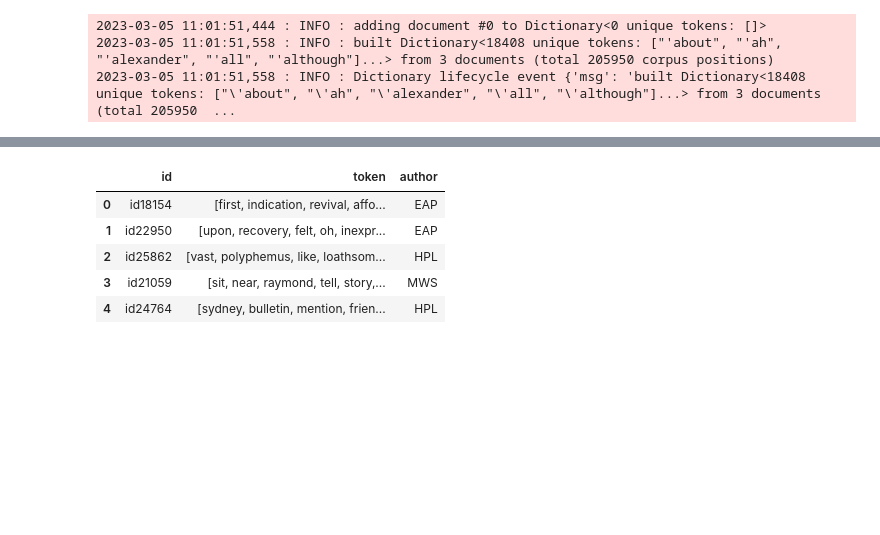
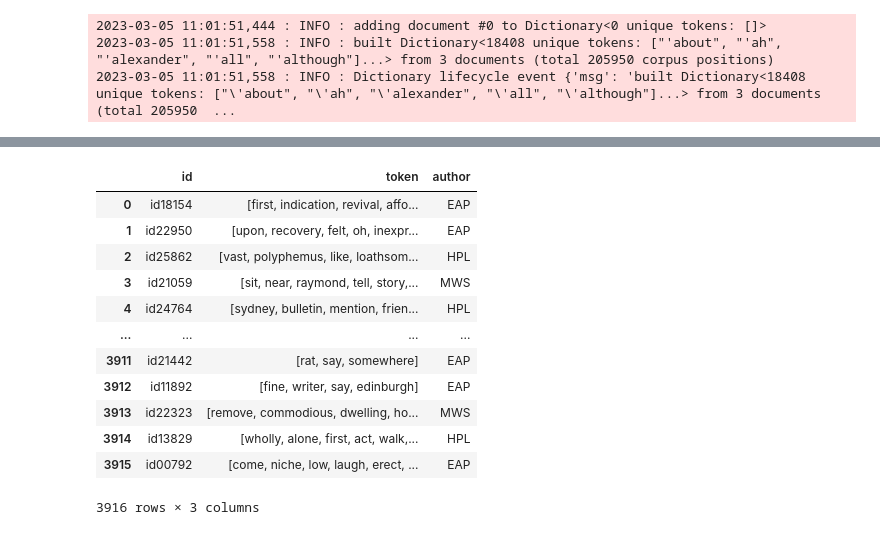
Before and after one commit to kobutri/pg_knowledge_discovery_ml, a Jupyter notebook: lda/with_lib.ipynb, the cells around one changed output, grey strips where cells are left out. Drawn from its saved outputs; the diff is of its cells as text; code cells hidden in the pictures; blank space fills up the shorter version.

```diff
--- a/lda/with_lib.ipynb
+++ b/lda/with_lib.ipynb
@@ -78,13 +78,20 @@ lda = LdaModel(
 # %%
 df = pd.read_json("../preprocessing_output/preprocessed_test_L.json")
-df.head()
+df
 # %% [output]
 |  | id | token | author |
 | 0 | id18154 | [first, indication, revival, affo... | EAP |
 | 1 | id22950 | [upon, recovery, felt, oh, inexpr... | EAP |
 | 2 | id25862 | [vast, polyphemus, like, loathsom... | HPL |
 | 3 | id21059 | [sit, near, raymond, tell, story,... | MWS |
 | 4 | id24764 | [sydney, bulletin, mention, frien... | HPL |
+| ... | ... | ... | ... |
+| 3911 | id21442 | [rat, say, somewhere] | EAP |
+| 3912 | id11892 | [fine, writer, say, edinburgh] | EAP |
+| 3913 | id22323 | [remove, commodious, dwelling, ho... | MWS |
+| 3914 | id13829 | [wholly, alone, first, act, walk,... | HPL |
+| 3915 | id00792 | [come, niche, low, laugh, erect, ... | EAP |
+3916 rows × 3 columns
 # %%
 test_data = df
 # %%
```
Also changed, not shown: parts of 6 cells of this notebook, 2 other files.
